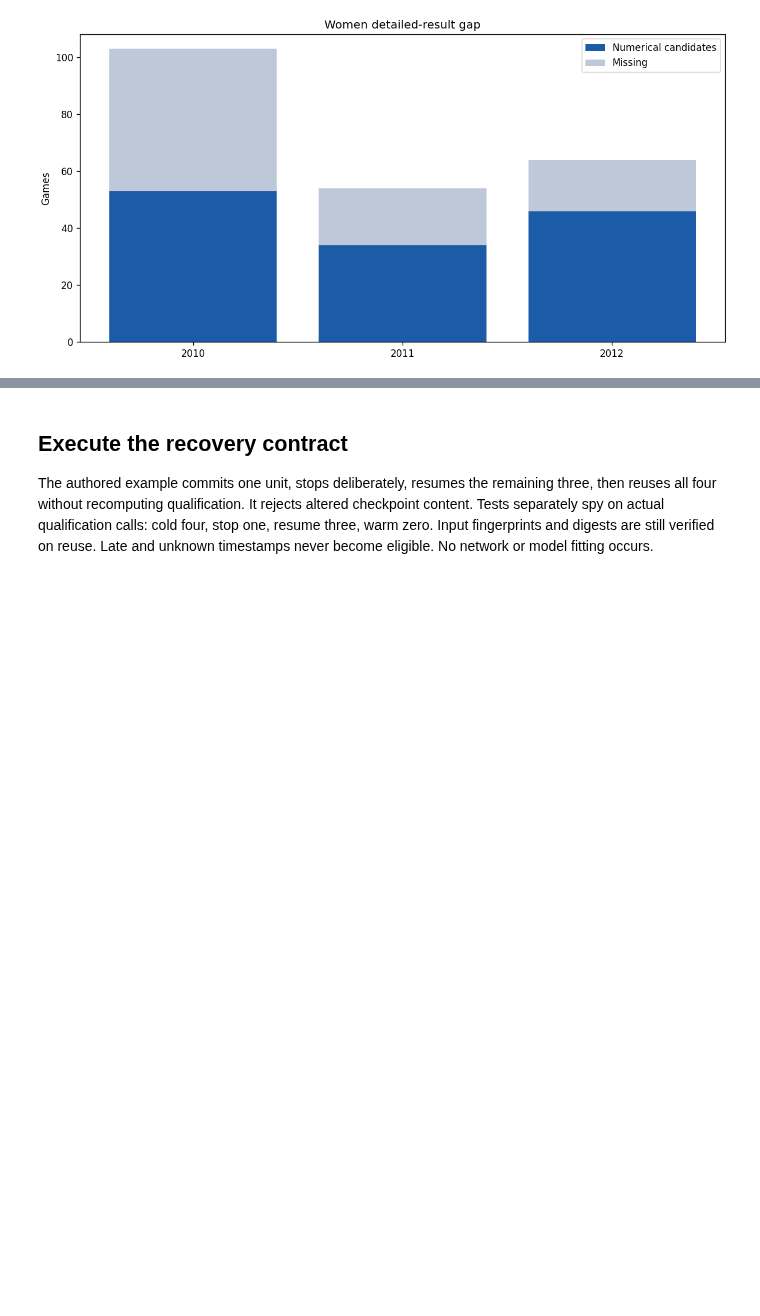
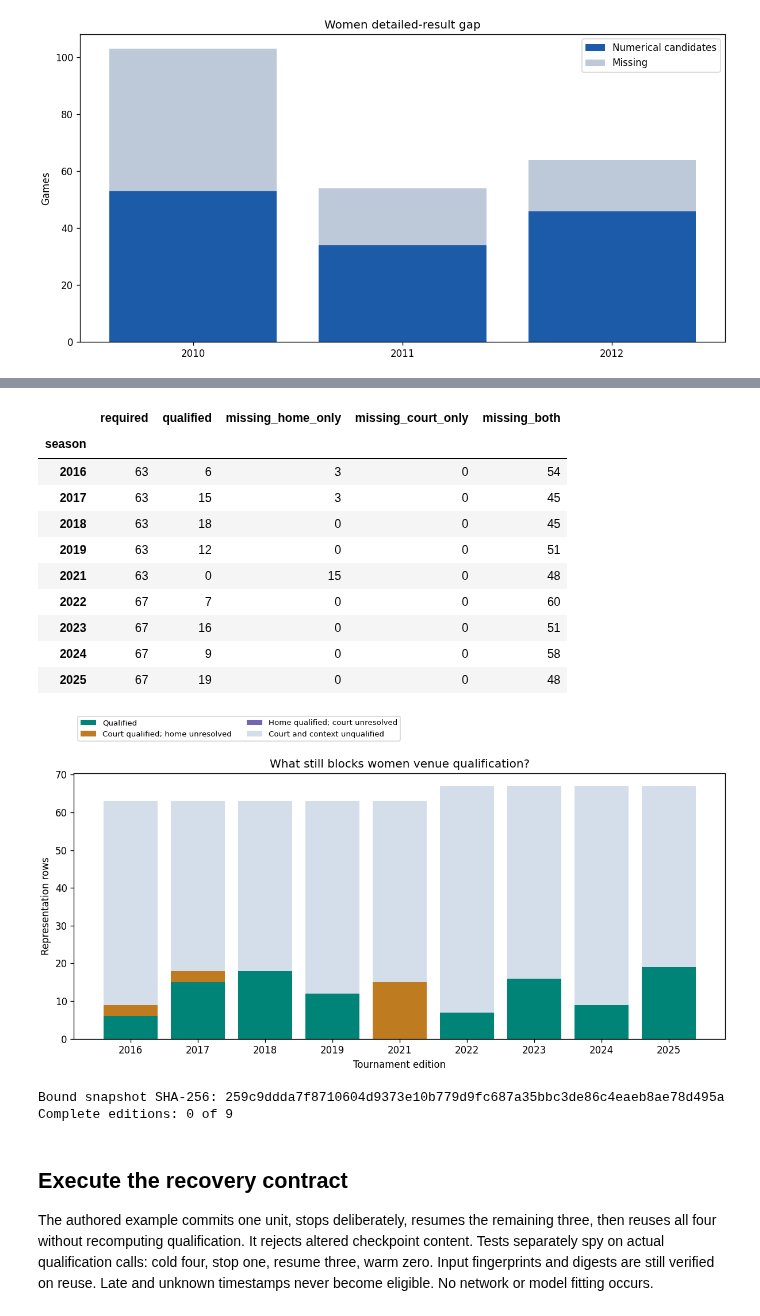
Before and after one commit to alvaromendizabal/march-machine-learning-mania-2026, a Jupyter notebook: portfolio/engineering_review.ipynb, the cells around one changed output, grey strips where cells are left out. Drawn from its saved outputs; the diff is of its cells as text; code cells hidden in the pictures; blank space fills up the shorter version.

```diff
--- a/portfolio/engineering_review.ipynb
+++ b/portfolio/engineering_review.ipynb
@@ -16,11 +16,13 @@ if not (root / 'tools').is_dir():
 sys.path.insert(0, str(root / 'tools'))
 from review_project import load_snapshot
 from evidence_history import load_history, summarize_history
+from qualification_frontier import load_frontier, summarize_frontier
 from reliability_demo import demonstrate
 import pandas as pd
 from IPython.display import display
 d = load_snapshot()
 history = summarize_history(load_history())
+frontier = summarize_frontier(load_frontier(), d)
 display(pd.DataFrame(d['box_scores']['by_season']))
 print('Execution status:', d['status'])
 print('Strict historical admissions:', d['box_scores']['strict_historical_admissions'])
@@ -109,3 +122,47 @@ display(pd.DataFrame([history['latest_change']]))
+# %%
+frame = pd.DataFrame(frontier['editions']).set_index('season')
+display(frame)
+groups = [('qualified', 'Qualified', '#008477'),
+          ('missing_home_only', 'Court qualified; home unresolved', '#bf7b20'),
+          ('missing_court_only', 'Home qualified; court unresolved', '#7264b5'),
+          ('missing_both', 'Court and context unqualified', '#d4deea')]
+frontier_plot = go.Figure()
+static, ax = plt.subplots(figsize=(10, 5.2), layout='constrained')
+bottom = [0] * len(frame)
+labels = [str(year) for year in frame.index]
+for key, label, color in groups:
+    values = frame[key].tolist()
+    frontier_plot.add_bar(x=labels, y=values, name=label, marker_color=color)
+    ax.bar(labels, values, bottom=bottom, label=label, color=color)
+    bottom = [a + b for a, b in zip(bottom, values)]
+frontier_plot.update_layout(title='What still blocks women venue qualification?',
+                            barmode='stack', width=960, height=500,
+                            template='plotly_white', yaxis_title='Representation rows')
+ax.set(title='What still blocks women venue qualification?',
+       ylabel='Representation rows', xlabel='Tournament edition')
+ax.legend(fontsize=8, loc='upper left', bbox_to_anchor=(0, 1.23), ncol=2)
+image = io.BytesIO()
+static.savefig(image, format='png', dpi=120)
+plt.close(static)
+display({'application/vnd.plotly.v1+json': json.loads(frontier_plot.to_json()),
+         'image/png': base64.b64encode(image.getvalue()).decode()}, raw=True)
+print('Bound snapshot SHA-256:', frontier['snapshot_sha256'])
+print('Complete editions:', frontier['completed_editions'], 'of', len(frame))
+# %% [output]
+|  | required | qualified | missing_home_only | missing_court_only | missing_both |
+| season |  |  |  |  |  |
+| 2016 | 63 | 6 | 3 | 0 | 54 |
+| 2017 | 63 | 15 | 3 | 0 | 45 |
+| 2018 | 63 | 18 | 0 | 0 | 45 |
+| 2019 | 63 | 12 | 0 | 0 | 51 |
+| 2021 | 63 | 0 | 15 | 0 | 48 |
+| 2022 | 67 | 7 | 0 | 0 | 60 |
+| 2023 | 67 | 16 | 0 | 0 | 51 |
+| 2024 | 67 | 9 | 0 | 0 | 58 |
+| 2025 | 67 | 19 | 0 | 0 | 48 |
+[figure, added]
+Bound snapshot SHA-256: 259c9ddda7f8710604d9373e10b779d9fc687a35bbc3de86c4eaeb8ae78d495a
+Complete editions: 0 of 9
 # %% [markdown]
 ## Execute the recovery contract
 
```
Also changed, not shown: parts of 3 cells of this notebook, 27 other files.
